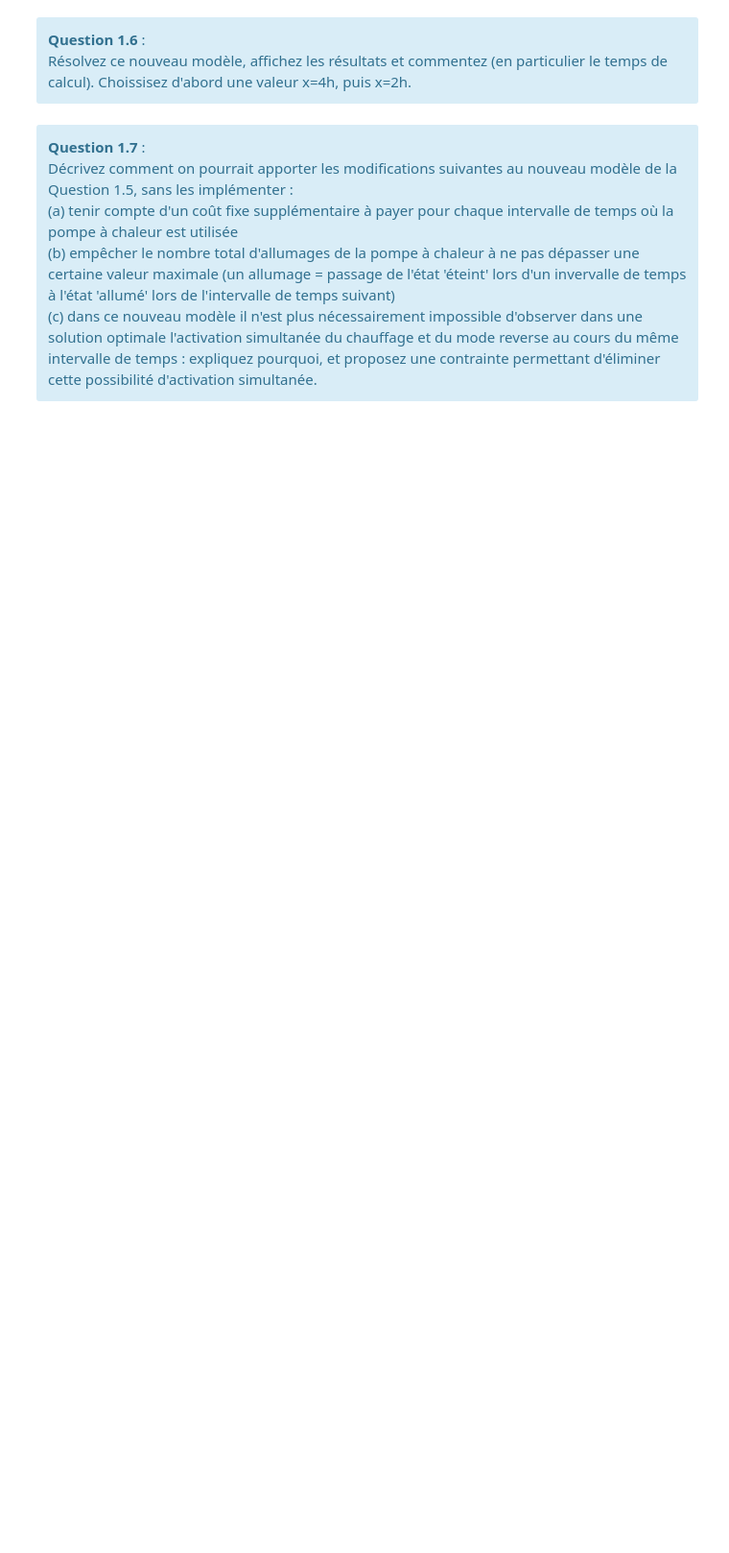
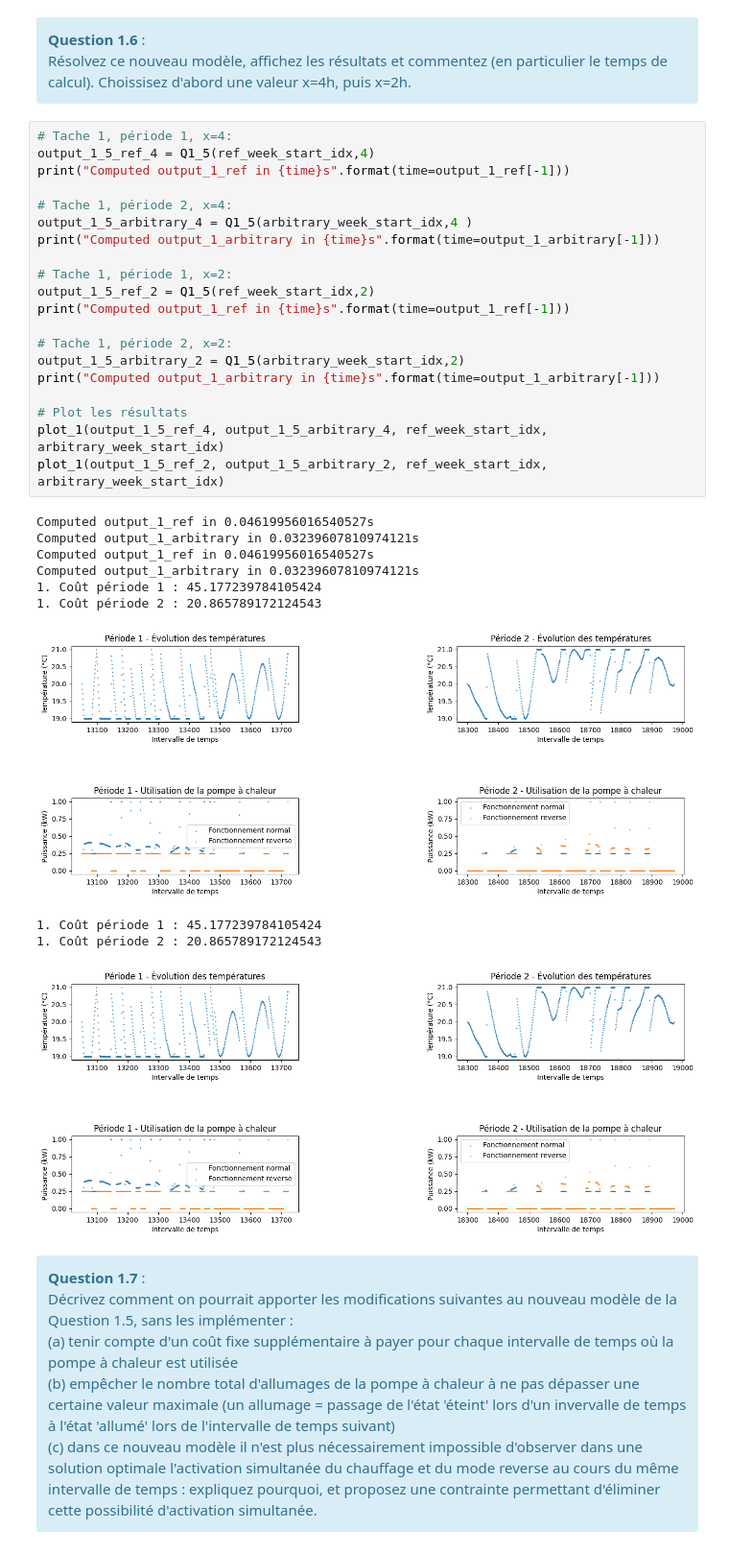
Before and after one commit to Iss25/Opti_Groupe_5, a Jupyter notebook: Projet-LINMA1702-2023.ipynb, the cells around one changed output. Shown at 96% size. Drawn from its saved outputs; the diff is of its cells as text; blank space fills up the shorter version.

```diff
--- a/Projet-LINMA1702-2023.ipynb
+++ b/Projet-LINMA1702-2023.ipynb
@@ -336,6 +340,37 @@ def plot_1(period_1, period_2, period_1_first_interval_idx, period_2_first_inter
 <div class="alert alert-block alert-info"><b>Question 1.6</b> :<br>
     Résolvez ce nouveau modèle, affichez les résultats et commentez (en particulier le temps de calcul). Choissisez d'abord une valeur x=4h, puis x=2h.
 </div>
+# %%
+# Tache 1, période 1, x=4:
+output_1_5_ref_4 = Q1_5(ref_week_start_idx,4)
+print("Computed output_1_ref in {time}s".format(time=output_1_ref[-1]))
+
+# Tache 1, période 2, x=4:
+output_1_5_arbitrary_4 = Q1_5(arbitrary_week_start_idx,4 )
+print("Computed output_1_arbitrary in {time}s".format(time=output_1_arbitrary[-1]))
+
+# Tache 1, période 1, x=2:
+output_1_5_ref_2 = Q1_5(ref_week_start_idx,2)
+print("Computed output_1_ref in {time}s".format(time=output_1_ref[-1]))
+
+# Tache 1, période 2, x=2:
+output_1_5_arbitrary_2 = Q1_5(arbitrary_week_start_idx,2)
+print("Computed output_1_arbitrary in {time}s".format(time=output_1_arbitrary[-1]))
+
+# Plot les résultats
+plot_1(output_1_5_ref_4, output_1_5_arbitrary_4, ref_week_start_idx, arbitrary_week_start_idx)
+plot_1(output_1_5_ref_2, output_1_5_arbitrary_2, ref_week_start_idx, arbitrary_week_start_idx)
+# %% [output]
+Computed output_1_ref in 0.04619956016540527s
+Computed output_1_arbitrary in 0.03239607810974121s
+Computed output_1_ref in 0.04619956016540527s
+Computed output_1_arbitrary in 0.03239607810974121s
+1. Coût période 1 : 45.177239784105424
+1. Coût période 2 : 20.865789172124543
+[figure, added]
+1. Coût période 1 : 45.177239784105424
+1. Coût période 2 : 20.865789172124543
+[figure, added]
 # %% [markdown]
 <div class="alert alert-block alert-info"><b>Question 1.7</b> :<br>
     Décrivez comment on pourrait apporter les modifications suivantes au nouveau modèle de la Question 1.5, sans les implémenter : <br>
```
Also changed, not shown: parts of 5 cells of this notebook.
